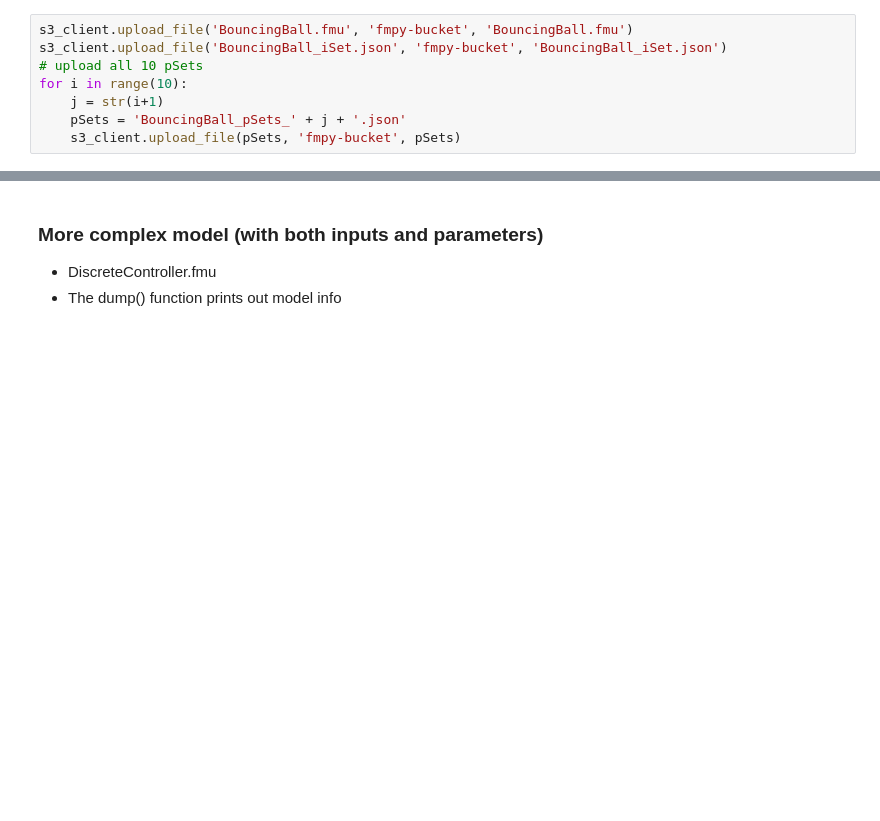
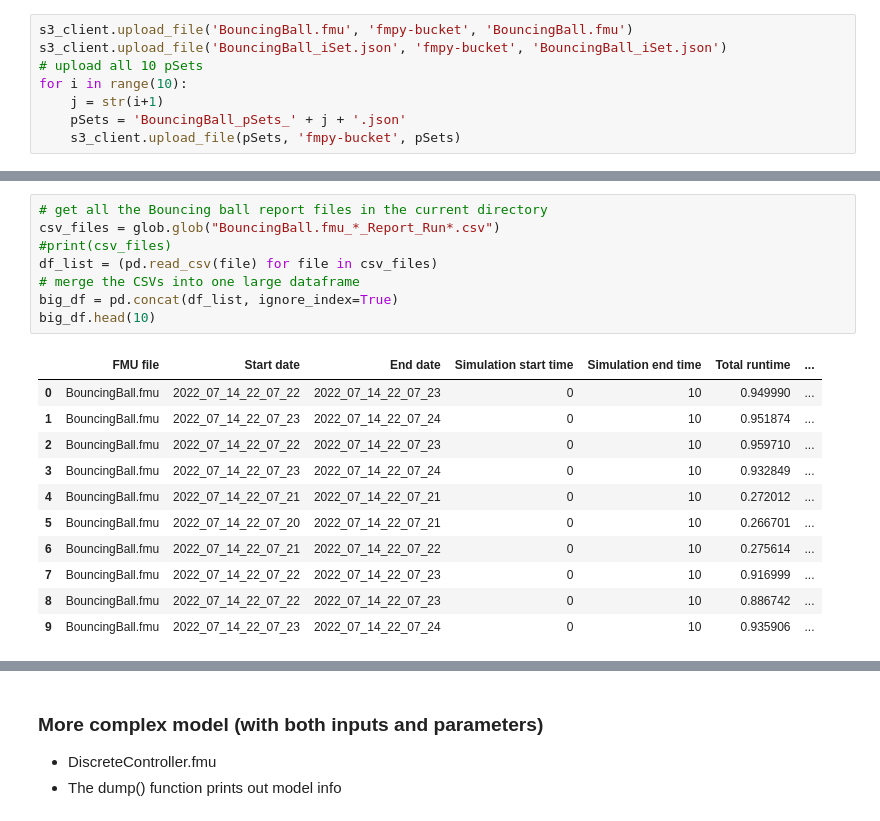
Before and after one commit to stpilks99/simulate-FMU-Lambda, a Jupyter notebook: InvokeLambdaSimulateFMU.ipynb, the cells around one changed output, grey strips where cells are left out. Drawn from its saved outputs; the diff is of its cells as text; blank space fills up the shorter version.

```diff
--- a/InvokeLambdaSimulateFMU.ipynb
+++ b/InvokeLambdaSimulateFMU.ipynb
@@ -195,0 +252,20 @@ for i in range(10):
+# %%
+# get all the Bouncing ball report files in the current directory
+csv_files = glob.glob("BouncingBall.fmu_*_Report_Run*.csv")
+#print(csv_files)
+df_list = (pd.read_csv(file) for file in csv_files)
+# merge the CSVs into one large dataframe
+big_df = pd.concat(df_list, ignore_index=True)
+big_df.head(10)
+# %% [output]
+|  | FMU file | Start date | End date | Simulation start time | Simulation end time | Total runtime | ... |
+| 0 | BouncingBall.fmu | 2022_07_14_22_07_22 | 2022_07_14_22_07_23 | 0 | 10 | 0.949990 | ... |
+| 1 | BouncingBall.fmu | 2022_07_14_22_07_23 | 2022_07_14_22_07_24 | 0 | 10 | 0.951874 | ... |
+| 2 | BouncingBall.fmu | 2022_07_14_22_07_22 | 2022_07_14_22_07_23 | 0 | 10 | 0.959710 | ... |
+| 3 | BouncingBall.fmu | 2022_07_14_22_07_23 | 2022_07_14_22_07_24 | 0 | 10 | 0.932849 | ... |
+| 4 | BouncingBall.fmu | 2022_07_14_22_07_21 | 2022_07_14_22_07_21 | 0 | 10 | 0.272012 | ... |
+| 5 | BouncingBall.fmu | 2022_07_14_22_07_20 | 2022_07_14_22_07_21 | 0 | 10 | 0.266701 | ... |
+| 6 | BouncingBall.fmu | 2022_07_14_22_07_21 | 2022_07_14_22_07_22 | 0 | 10 | 0.275614 | ... |
+| 7 | BouncingBall.fmu | 2022_07_14_22_07_22 | 2022_07_14_22_07_23 | 0 | 10 | 0.916999 | ... |
+| 8 | BouncingBall.fmu | 2022_07_14_22_07_22 | 2022_07_14_22_07_23 | 0 | 10 | 0.886742 | ... |
+| 9 | BouncingBall.fmu | 2022_07_14_22_07_23 | 2022_07_14_22_07_24 | 0 | 10 | 0.935906 | ... |
```
Also changed, not shown: parts of 43 cells of this notebook.
